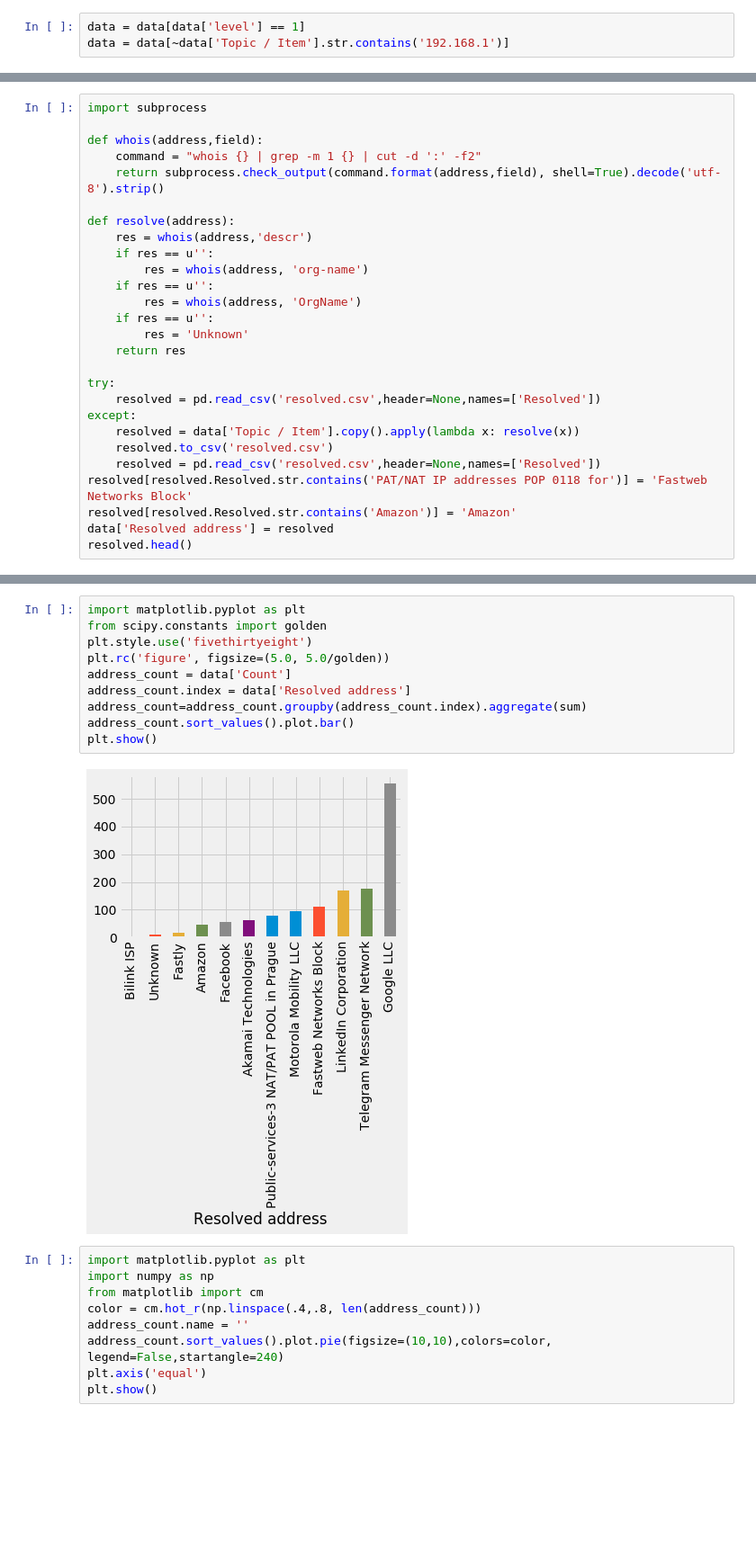
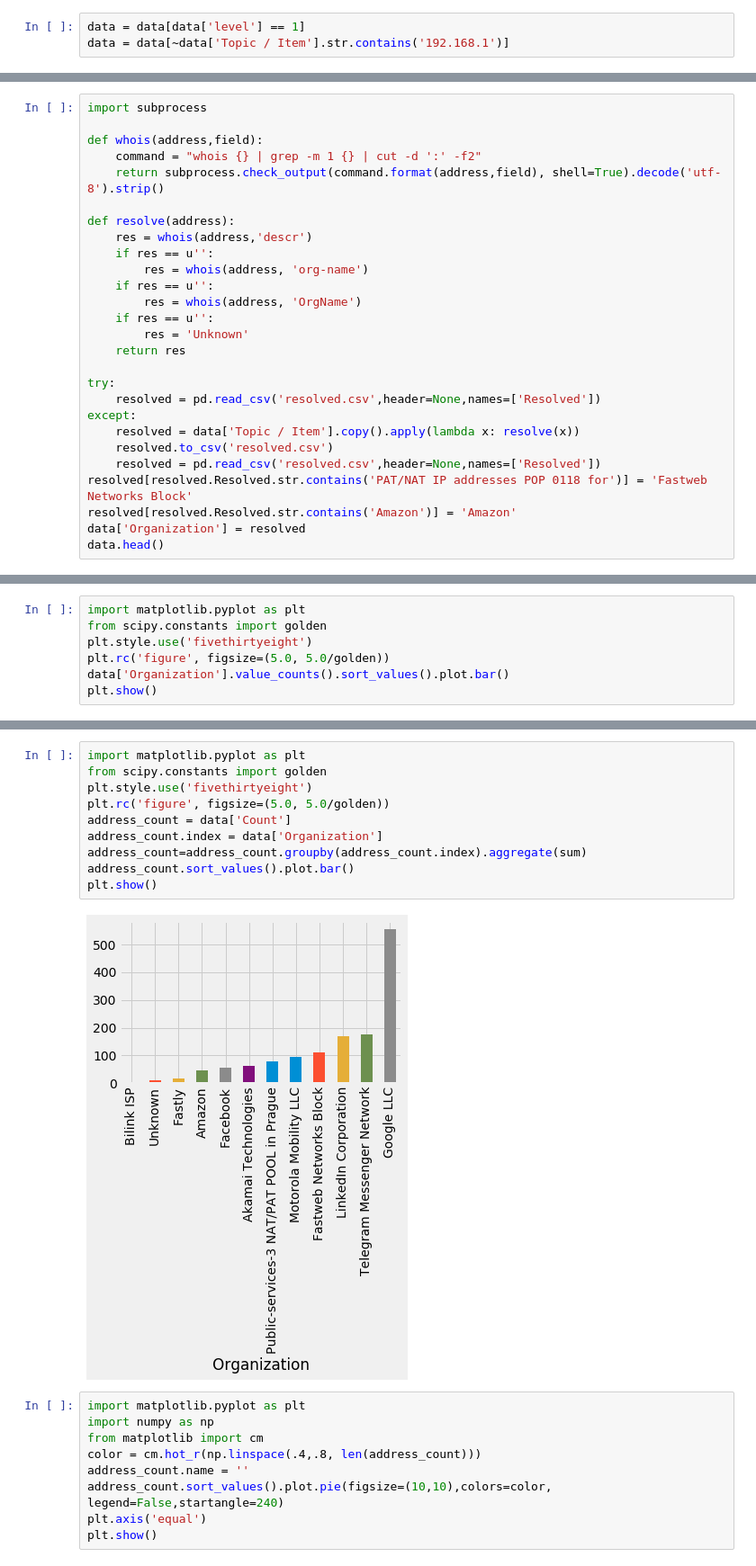
Before and after one commit to fedeb95/android_packets_analysis, a Jupyter notebook: android_packets.ipynb, the cells around one changed output, grey strips where cells are left out. Shown: that part at 90% size. Drawn from its saved outputs; the diff is of its cells as text; blank space fills up the shorter version.

```diff
--- a/android_packets.ipynb
+++ b/android_packets.ipynb
@@ -44,6 +48,6 @@ except:
     resolved = pd.read_csv('resolved.csv',header=None,names=['Resolved'])
 resolved[resolved.Resolved.str.contains('PAT/NAT IP addresses POP 0118 for')] = 'Fastweb Networks Block'
 resolved[resolved.Resolved.str.contains('Amazon')] = 'Amazon'
-data['Resolved address'] = resolved
-resolved.head()
+data['Organization'] = resolved
+data.head()
 # %% [output]
@@ -59,0 +66,7 @@ Let's plot the number of package sent:
+# %%
+import matplotlib.pyplot as plt
+from scipy.constants import golden
+plt.style.use('fivethirtyeight')
+plt.rc('figure', figsize=(5.0, 5.0/golden))
+data['Organization'].value_counts().sort_values().plot.bar()
+plt.show()
@@ -60,15 +77,15 @@ Let's plot the number of package sent:
 # %%
 import matplotlib.pyplot as plt
 from scipy.constants import golden
 plt.style.use('fivethirtyeight')
 plt.rc('figure', figsize=(5.0, 5.0/golden))
 address_count = data['Count']
-address_count.index = data['Resolved address']
+address_count.index = data['Organization']
 address_count=address_count.groupby(address_count.index).aggregate(sum)
 address_count.sort_values().plot.bar()
 plt.show()
 # %% [output]
-[figure, old version]
+[figure, new version]
 # %%
 import matplotlib.pyplot as plt
 import numpy as np
```
Also changed, not shown: parts of 9 cells of this notebook.
